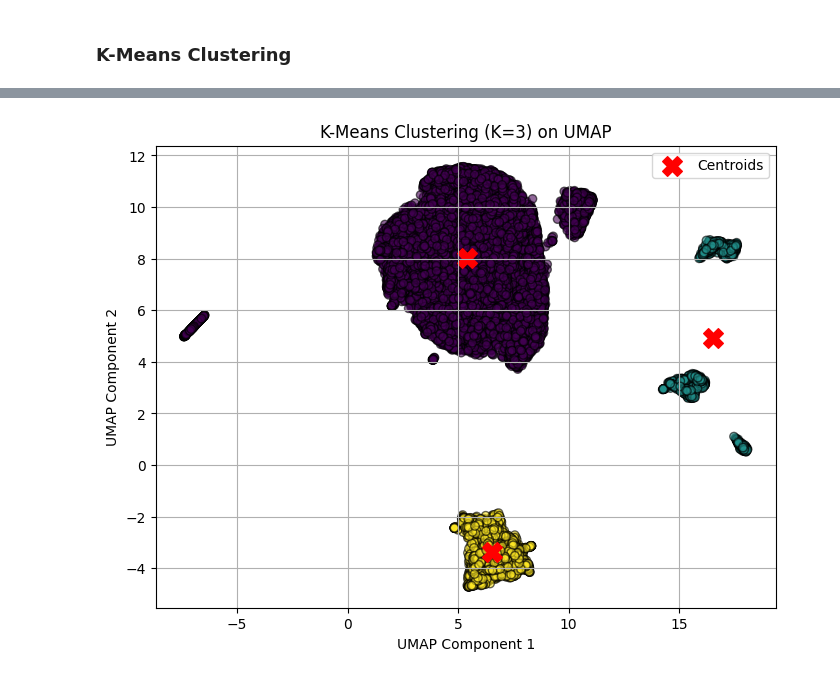
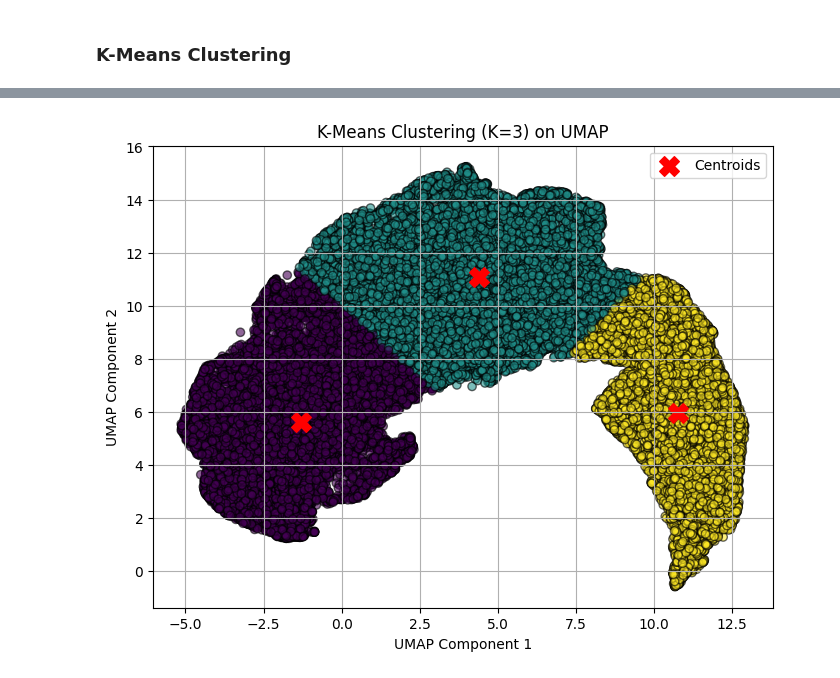
Before and after one commit to machiwao/CCADMACL_PROJECT_COM222, a Jupyter notebook: CCADMACL_Project_Implementation.ipynb, the cells around one changed output, grey strips where cells are left out. Drawn from its saved outputs; the diff is of its cells as text; code cells hidden in the pictures.

```diff
--- a/CCADMACL_Project_Implementation.ipynb
+++ b/CCADMACL_Project_Implementation.ipynb
@@ -125,3 +136,6 @@ df['Savings'] = df['Total Income'] - df['Total Expenditure']
+# %%
+df['Savings_to_Income'] = df['Savings'] / df['Total Income']
+df['Savings_to_TotalExp'] = df['Savings'] / df['Total Expenditure']
 # %%
 # from sklearn.ensemble import IsolationForest
 
@@ -135,10 +149,9 @@ Q1 = df['Total Income'].quantile(0.25)
 Q3 = df['Total Income'].quantile(0.75)
 IQR = Q3 - Q1
 
-lower_bound = Q1 - 3.0 * IQR
-upper_bound = Q3 + 3.0 * IQR
+lower_bound = Q1 - 1.5 * IQR
+upper_bound = Q3 + 1.5 * IQR
 
-# Remove rows where 'Total Income' is an outlier
 df_iqr_filtered = df[(df['Total Income'] >= lower_bound) & (df['Total Income'] <= upper_bound)]
 
 print("Original shape:", df.shape)
@@ -156,10 +175,10 @@ After removing outliers (IQR): (40279, 65)
 # %%
-from sklearn.preprocessing import PowerTransformer
+# from sklearn.preprocessing import PowerTransformer
 
-scaler = StandardScaler()
-num_cols = df_iqr_filtered.select_dtypes(include=['number']).columns
-df_scaled = scaler.fit_transform(df_iqr_filtered[num_cols])
+# scaler = StandardScaler()
+# num_cols = df_iqr_filtered.select_dtypes(include=['number']).columns
+# df_scaled = scaler.fit_transform(df_iqr_filtered[num_cols])
 
-pt = PowerTransformer(method='yeo-johnson')
-df_transformed = pt.fit_transform(df_scaled)
-df_iqr_filtered[num_cols] = df_transformed
+# pt = PowerTransformer(method='yeo-johnson')
+# df_transformed = pt.fit_transform(df_scaled)
+# df_iqr_filtered[num_cols] = df_transformed
@@ -257,6 +267,8 @@ silhouette_scores = []
 sse = {}
 
 k_values = range(2, 11)
+best_k = None
+best_silhouette = -1
 
 for k in k_values:
     kmeans = KMeans(n_clusters=k, init='k-means++', max_iter=300, n_init=10, random_state=42)
@@ -270,8 +282,15 @@ for k in k_values:
 
     print(f"For K = {k}, WCSS = {sse[k]:.2f}, Silhouette Score = {score:.4f}")
 
+    if score > best_silhouette:
+        best_silhouette = score
+        best_k = k
+
+print(f"\nBest K: {best_k} with Silhouette Score: {best_silhouette:.4f}")
+
 plt.figure(figsize=(8, 5))
 plt.plot(k_values, silhouette_scores, marker='o', linestyle='--', color='b', label="Silhouette Score")
+plt.axvline(best_k, linestyle="dashed", color="red", label=f"Best K = {best_k}")
 plt.title('Silhouette Score for Different K')
 plt.xlabel('Number of clusters (K)')
 plt.ylabel('Silhouette Score')
@@ -293,23 +314,23 @@ For K = 10, WCSS = 49884.40, Silhouette Score = 0.5130
 # %%
-optimal_k = 3
+optimal_k = best_k
 kmeans = KMeans(n_clusters=optimal_k, init='k-means++', max_iter=300, n_init=10, random_state=42)
 labels = kmeans.fit_predict(X_umap)
 
 # Plot the clusters
 plt.figure(figsize=(8, 6))
 plt.scatter(X_umap[:, 0], X_umap[:, 1], c=labels, cmap='viridis', alpha=0.6, edgecolors='k')
 plt.scatter(kmeans.cluster_centers_[:, 0], kmeans.cluster_centers_[:, 1],
             s=200, c='red', label='Centroids', marker='X')
 plt.title(f'K-Means Clustering (K={optimal_k}) on UMAP')
 plt.xlabel('UMAP Component 1')
 plt.ylabel('UMAP Component 2')
 plt.legend()
 plt.grid(True)
 plt.show()
 
 df_iqr_filtered['Cluster'] = labels
 # %% [output]
-[figure, old version]
+[figure, new version]
 # %%
 cluster_summary = df_iqr_filtered.groupby('Cluster').agg(['mean', 'median', 'std'])
 print(cluster_summary)
```
Also changed, not shown: parts of 25 cells of this notebook.
